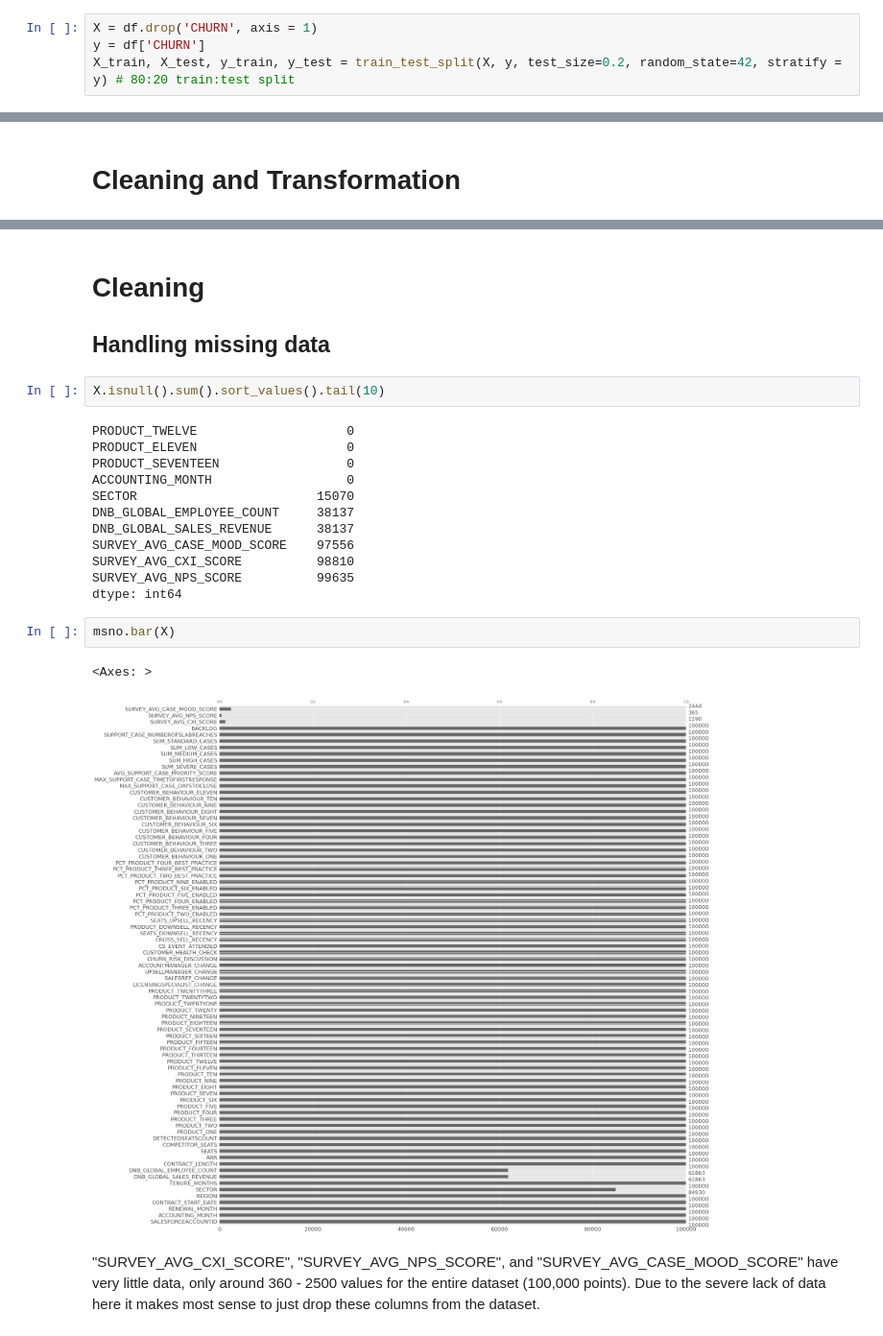
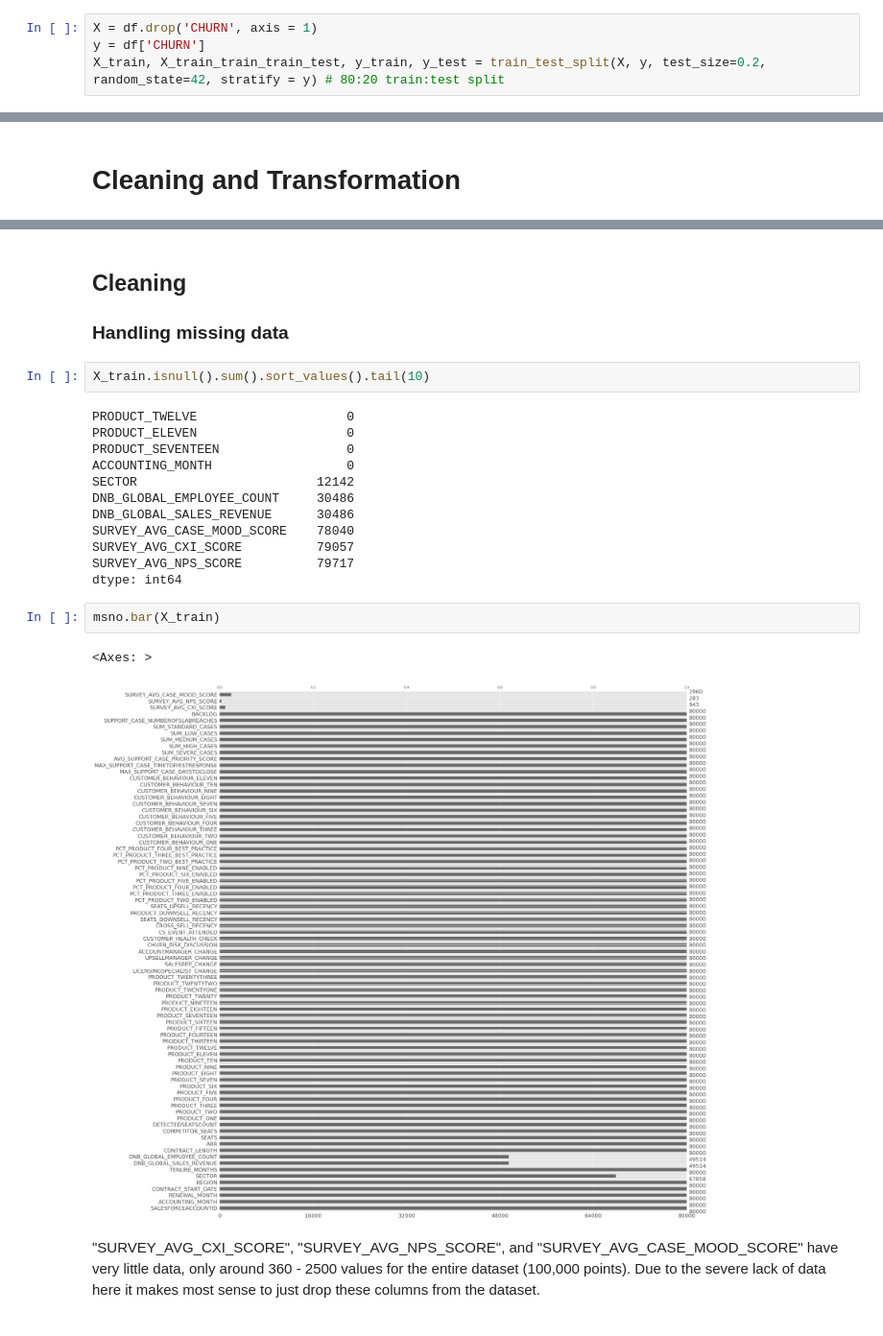
Before and after one commit to jmoro0408/Customer_Churn, a Jupyter notebook: notebooks/2_cleaning.ipynb, the cells around one changed output, grey strips where cells are left out. Shown at 96% size. Drawn from its saved outputs; the diff is of its cells as text.

```diff
--- a/notebooks/2_cleaning.ipynb
+++ b/notebooks/2_cleaning.ipynb
@@ -27,7 +29,7 @@ perc_pos_prior
 # %%
 X = df.drop('CHURN', axis = 1)
 y = df['CHURN']
-X_train, X_test, y_train, y_test = train_test_split(X, y, test_size=0.2, random_state=42, stratify = y) # 80:20 train:test split
+X_train, X_train_train_train_test, y_train, y_test = train_test_split(X, y, test_size=0.2, random_state=42, stratify = y) # 80:20 train:test split
 # %%
 y_train_unique, y_train_counts = np.unique(y_train, return_counts=True)
 y_test_unique, y_test_counts = np.unique(y_test, return_counts=True)
@@ -77,27 +79,27 @@ Index(['SALESFORCEACCOUNTID', 'ACCOUNTING_MONTH', 'RENEWAL_MONTH',
        'SURVEY_AVG_NPS_SCORE', 'SURVEY_AVG_CASE_MOOD_SCORE'],
       dtype='object')
 # %% [markdown]
-# Cleaning
-## Handling missing data
+## Cleaning
+### Handling missing data
 # %%
-X.isnull().sum().sort_values().tail(10)
+X_train.isnull().sum().sort_values().tail(10)
 # %% [output]
 PRODUCT_TWELVE                    0
 PRODUCT_ELEVEN                    0
 PRODUCT_SEVENTEEN                 0
 ACCOUNTING_MONTH                  0
-SECTOR                        15070
-DNB_GLOBAL_EMPLOYEE_COUNT     38137
-DNB_GLOBAL_SALES_REVENUE      38137
-SURVEY_AVG_CASE_MOOD_SCORE    97556
-SURVEY_AVG_CXI_SCORE          98810
-SURVEY_AVG_NPS_SCORE          99635
+SECTOR                        12142
+DNB_GLOBAL_EMPLOYEE_COUNT     30486
+DNB_GLOBAL_SALES_REVENUE      30486
+SURVEY_AVG_CASE_MOOD_SCORE    78040
+SURVEY_AVG_CXI_SCORE          79057
+SURVEY_AVG_NPS_SCORE          79717
 dtype: int64
 # %%
-msno.bar(X)
+msno.bar(X_train)
 # %% [output]
 <Axes: >
-[figure, old version]
+[figure, new version]
 # %% [markdown]
 "SURVEY_AVG_CXI_SCORE", "SURVEY_AVG_NPS_SCORE", and "SURVEY_AVG_CASE_MOOD_SCORE" have very little data, only around 360 - 2500 values for the entire dataset (100,000 points). Due to the severe lack of data here it makes most sense to just drop these columns from the dataset.
 # %%
```
Also changed, not shown: parts of 56 cells of this notebook.
